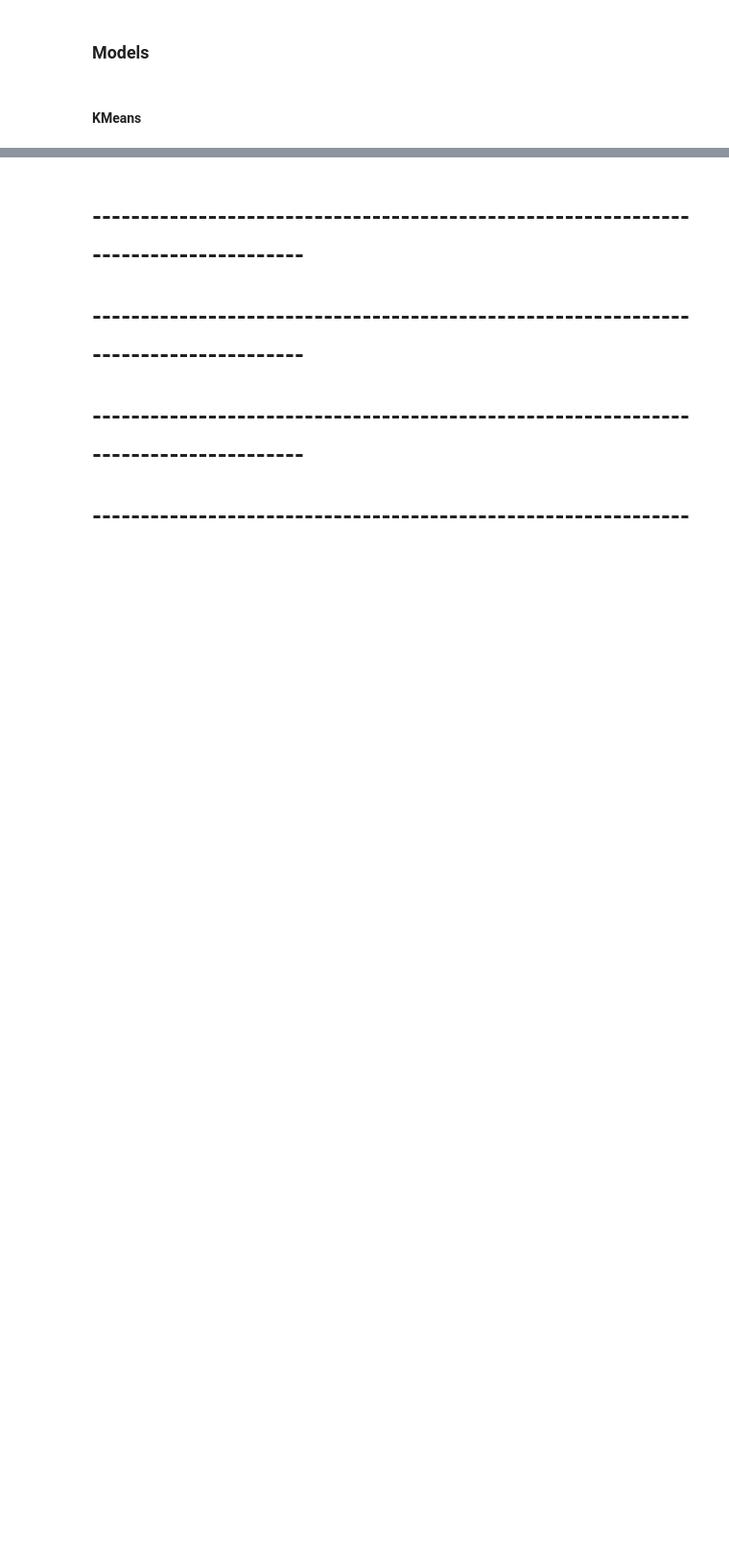
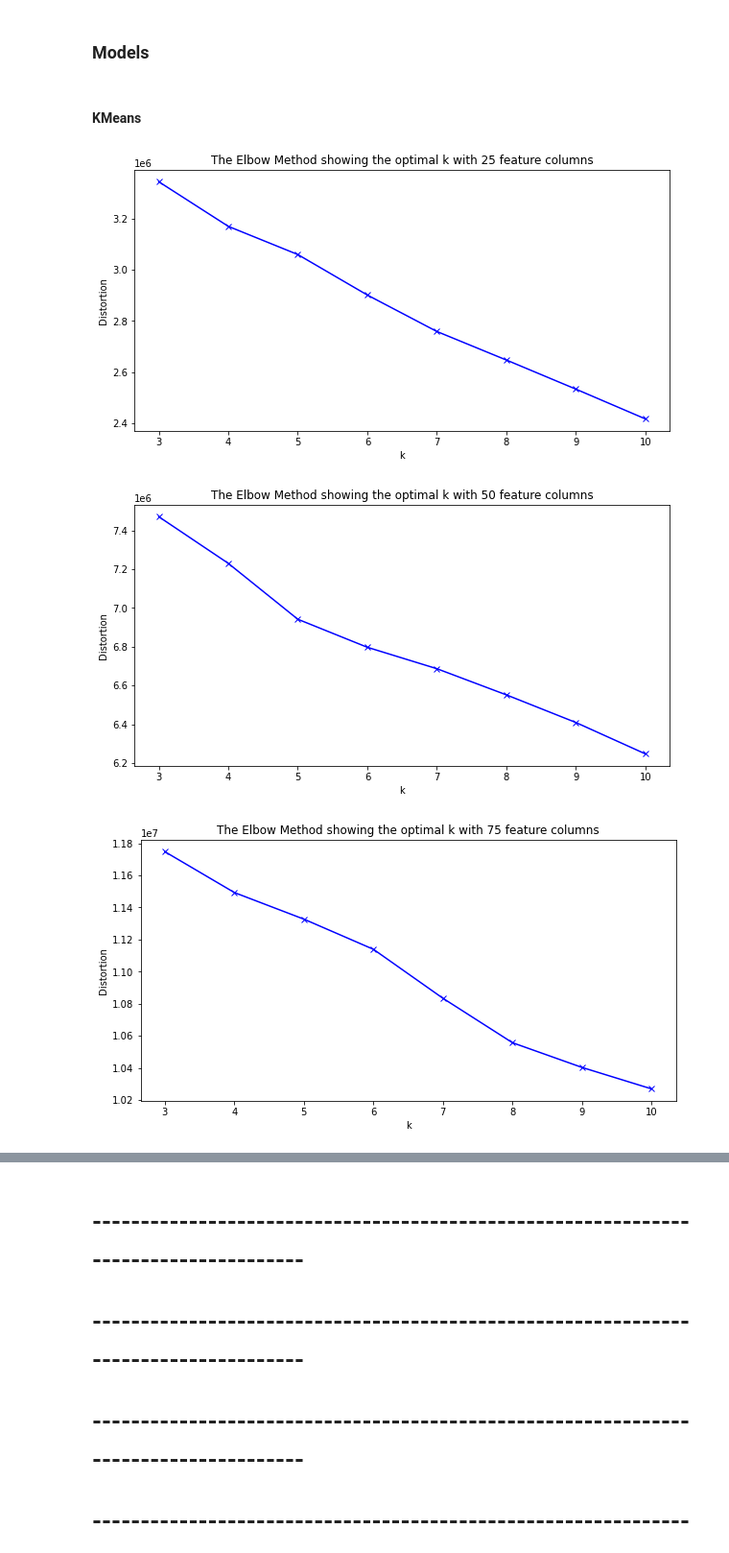
Before and after one commit to jb-0/football-prediction, a Jupyter notebook: nlp-rea-v-liv-2018.ipynb, the cells around one changed output, grey strips where cells are left out. Shown: that part at 96% size. Cells and saved outputs as stored; diff of their text form; code cells hidden in the pictures; blank space fills up the shorter version.

Commit message:
Added further pre-processing and output clusters based on elbow method

```diff
--- a/nlp-rea-v-liv-2018.ipynb
+++ b/nlp-rea-v-liv-2018.ipynb
@@ -166,3 +180,32 @@ from sklearn.preprocessing import scale
 from sklearn import datasets
 from sklearn.metrics import confusion_matrix, classification_report
 from sklearn.decomposition import PCA
+# %%
+# Identify the optimal number of clusters (k), also considering the number of feature columns. This should assist in review of the cluster samples output.
+pd.options.mode.chained_assignment = None  # default='warn'
+K = range(3, 11)
+for num_of_FT_cols in range(25, 251, 25):
+    distortions = []
+    for k in K:
+        # Create X ensuring only records that have at least one of the features are included
+        X = en_tweets_df_with_features[cols[:num_of_FT_cols]]
+        X['sum_of_FT_cols'] = X.sum(axis=1)
+        X = X[cols[:num_of_FT_cols]][X['sum_of_FT_cols'] != 0]
+
+        X_scaled = preprocessing.scale(X)
+
+        # Fit and predict model
+        kmeans = KMeans(n_clusters=k, random_state=8)
+        kmeans.fit(X_scaled)
+        distortions.append(kmeans.inertia_)
+
+    plt.figure(figsize=(10, 5))
+    plt.plot(K, distortions, 'bx-')
+    plt.xlabel('k')
+    plt.ylabel('Distortion')
+    plt.title(f'The Elbow Method showing the optimal k with {num_of_FT_cols} feature columns')
+    plt.show()
+# %% [output]
+[figure, added]
+[figure, added]
+[figure, added]
```
Also changed, not shown: parts of 14 cells of this notebook.
